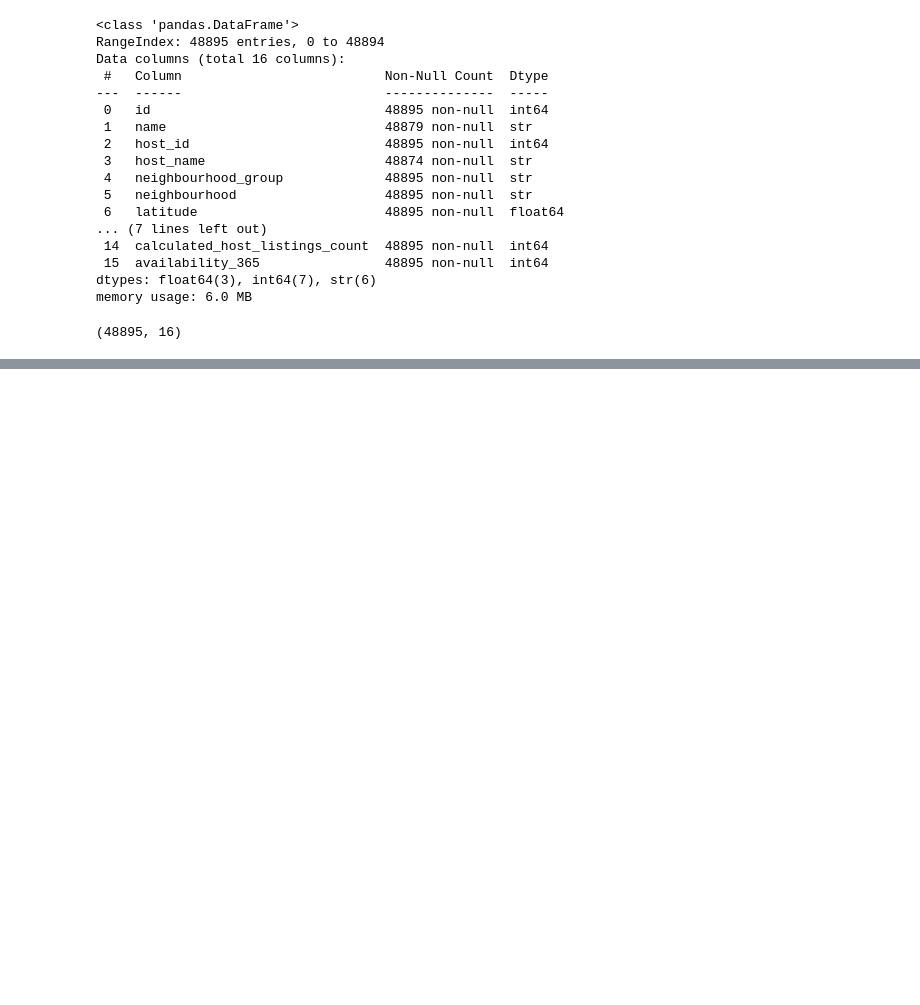
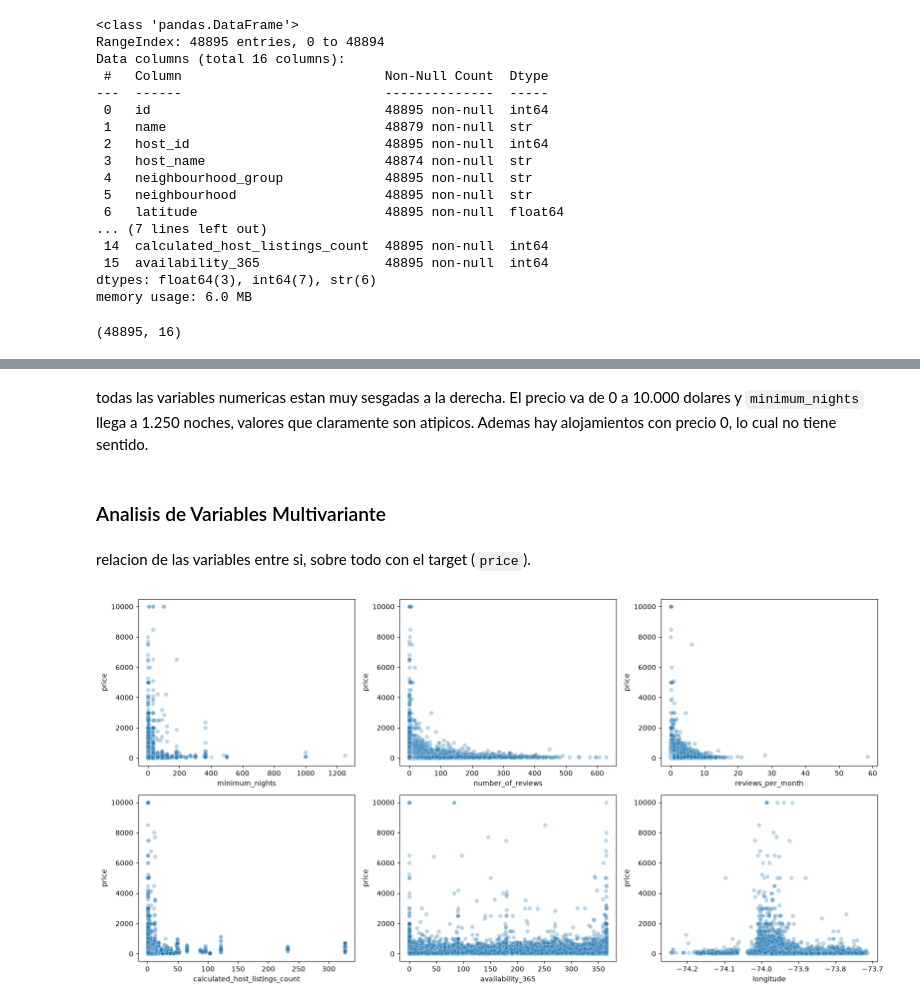
Before and after one commit to JJBP55/machine-learning-python-template, a Jupyter notebook: src/explore.ipynb, the cells around one changed output, grey strips where cells are left out. Cells and saved outputs as stored; diff of their text form; code cells hidden in the pictures; blank space fills up the shorter version.

```diff
--- a/src/explore.ipynb
+++ b/src/explore.ipynb
@@ -33,0 +201,25 @@ df.shape
+# %% [markdown]
+todas las variables numericas estan muy sesgadas a la derecha.
+El precio va de 0 a 10.000 dolares y `minimum_nights` llega a 1.250 noches, valores que
+claramente son atipicos. Ademas hay alojamientos con precio 0, lo cual no tiene sentido.
+# %% [markdown]
+### Analisis de Variables Multivariante ###
+# %% [markdown]
+relacion de las variables entre si, sobre todo con el target (`price`).
+# %%
+#numerica - numerica: relacion de cada variable con el precio
+fig, axis = plt.subplots(2, 3, figsize = (16, 8))
+
+variables = ["minimum_nights", "number_of_reviews", "reviews_per_month",
+             "calculated_host_listings_count", "availability_365", "longitude"]
+
+position = 0
+for i in range(2):
+    for j in range(3):
+        sns.scatterplot(ax = axis[i, j], data = df, x = variables[position], y = "price", alpha = 0.3)
+        position += 1
+
+plt.tight_layout()
+plt.show()
+# %% [output]
+[figure, added]
```
Also changed, not shown: parts of 40 cells of this notebook, 2 other files.
